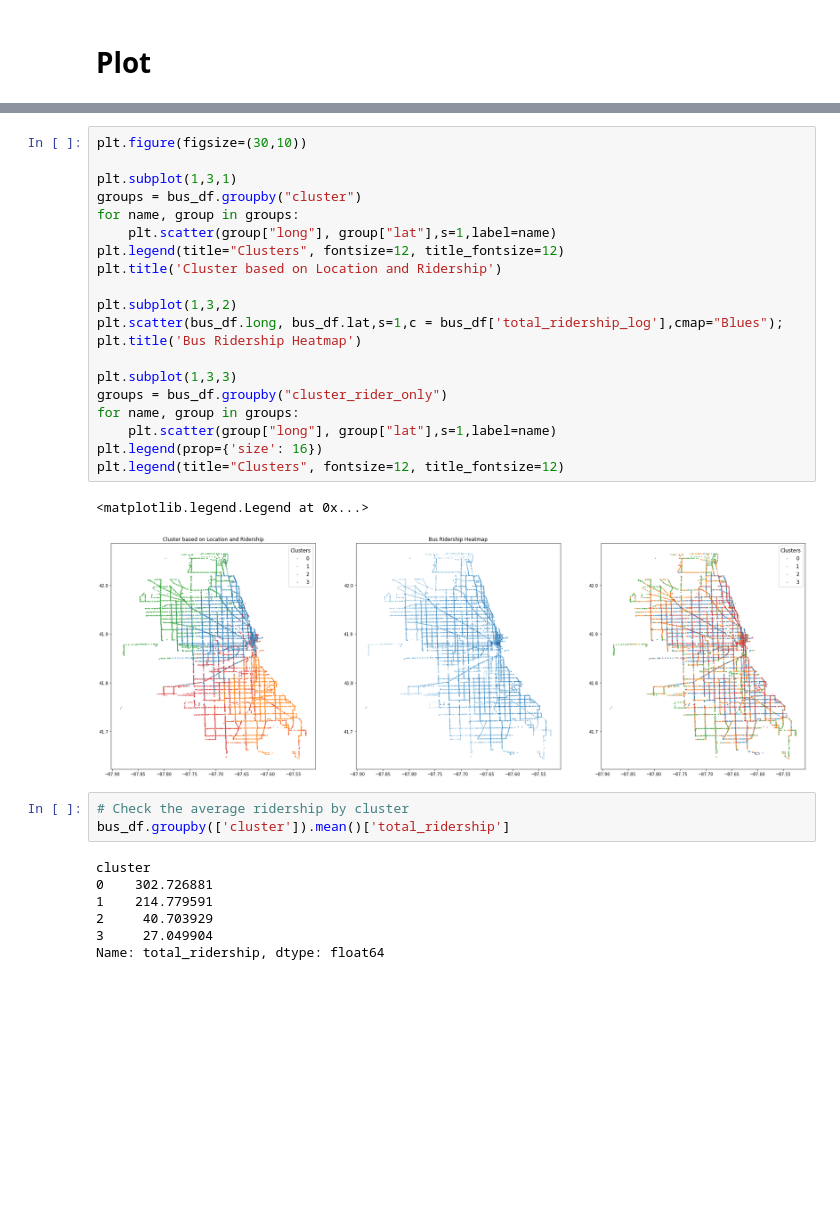
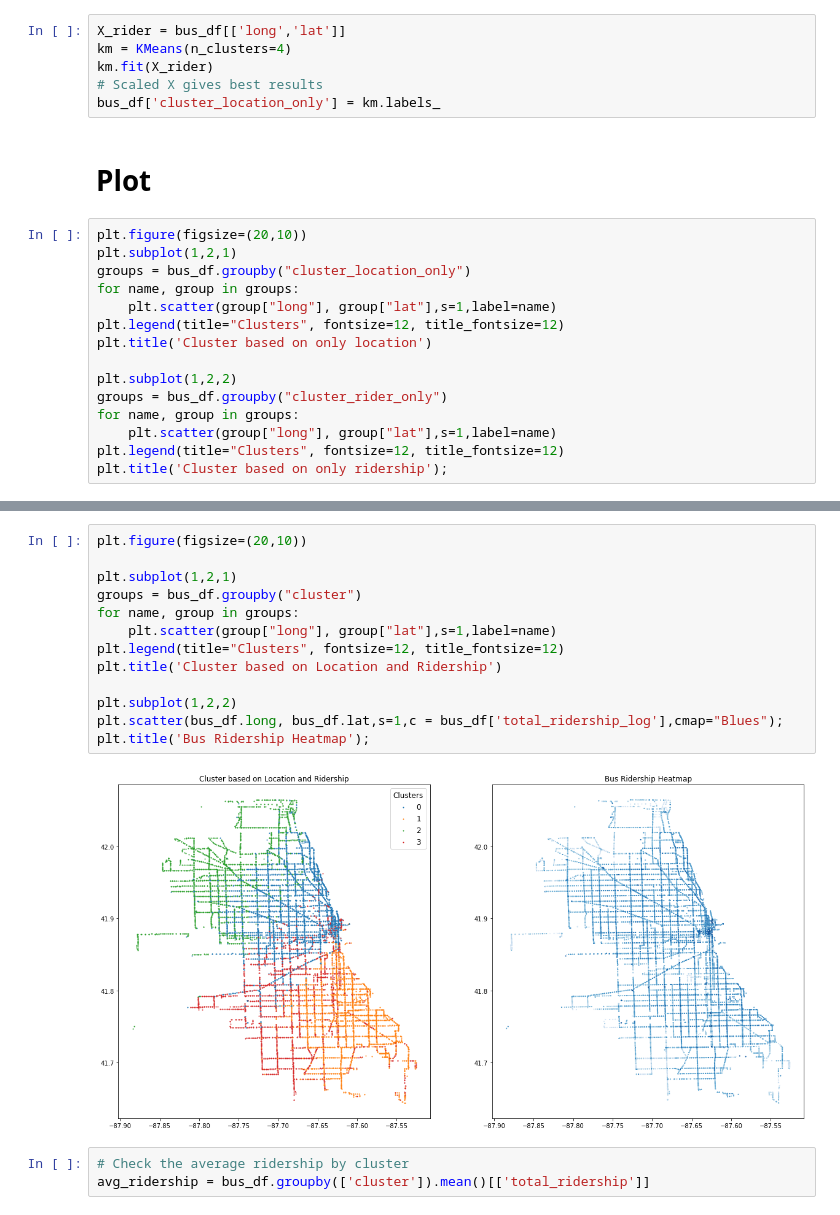
Before and after one commit to LamSingkit/Chicago_public_transport_project, a Jupyter notebook: Shengjie_Folder/Clustering.ipynb, the cells around one changed output, grey strips where cells are left out. Drawn from its saved outputs; the diff is of its cells as text; blank space fills up the shorter version.

Commit message:
change ridership

```diff
--- a/Shengjie_Folder/Clustering.ipynb
+++ b/Shengjie_Folder/Clustering.ipynb
@@ -96,5 +95,26 @@ km = KMeans(n_clusters=4)
 km.fit(X_rider)
 # Scaled X gives best results
 bus_df['cluster_rider_only'] = km.labels_
+# %%
+X_rider = bus_df[['long','lat']]
+km = KMeans(n_clusters=4)
+km.fit(X_rider)
+# Scaled X gives best results
+bus_df['cluster_location_only'] = km.labels_
 # %% [markdown]
 # Plot
+# %%
+plt.figure(figsize=(20,10))
+plt.subplot(1,2,1)
+groups = bus_df.groupby("cluster_location_only")
+for name, group in groups:
+    plt.scatter(group["long"], group["lat"],s=1,label=name)
+plt.legend(title="Clusters", fontsize=12, title_fontsize=12)
+plt.title('Cluster based on only location')
+
+plt.subplot(1,2,2)
+groups = bus_df.groupby("cluster_rider_only")
+for name, group in groups:
+    plt.scatter(group["long"], group["lat"],s=1,label=name)
+plt.legend(title="Clusters", fontsize=12, title_fontsize=12)
+plt.title('Cluster based on only ridership');
@@ -101,33 +123,18 @@ bus_df['cluster_rider_only'] = km.labels_
 # %%
-plt.figure(figsize=(30,10))
+plt.figure(figsize=(20,10))
 
-plt.subplot(1,3,1)
+plt.subplot(1,2,1)
 groups = bus_df.groupby("cluster")
 for name, group in groups:
     plt.scatter(group["long"], group["lat"],s=1,label=name)
 plt.legend(title="Clusters", fontsize=12, title_fontsize=12)
 plt.title('Cluster based on Location and Ridership')
 
-plt.subplot(1,3,2)
+plt.subplot(1,2,2)
 plt.scatter(bus_df.long, bus_df.lat,s=1,c = bus_df['total_ridership_log'],cmap="Blues");
-plt.title('Bus Ridership Heatmap')
-
-plt.subplot(1,3,3)
-groups = bus_df.groupby("cluster_rider_only")
-for name, group in groups:
-    plt.scatter(group["long"], group["lat"],s=1,label=name)
-plt.legend(prop={'size': 16})
-plt.legend(title="Clusters", fontsize=12, title_fontsize=12)
+plt.title('Bus Ridership Heatmap');
 # %% [output]
-<matplotlib.legend.Legend at 0x...>
-[figure, old version]
+[figure, new version]
 # %%
 # Check the average ridership by cluster
-bus_df.groupby(['cluster']).mean()['total_ridership']
+avg_ridership = bus_df.groupby(['cluster']).mean()[['total_ridership']]
-# %% [output]
-cluster
-0    302.726881
-1    214.779591
-2     40.703929
-3     27.049904
-Name: total_ridership, dtype: float64
```
Also changed, not shown: parts of 3 cells of this notebook, 9 other files.
